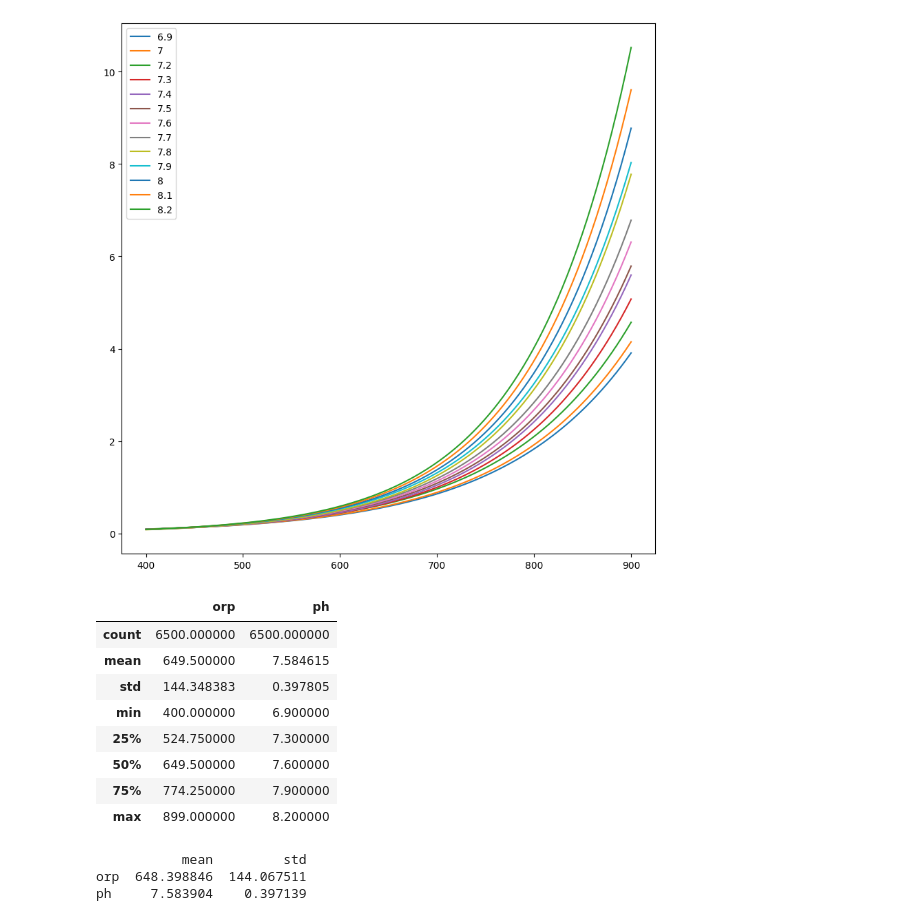
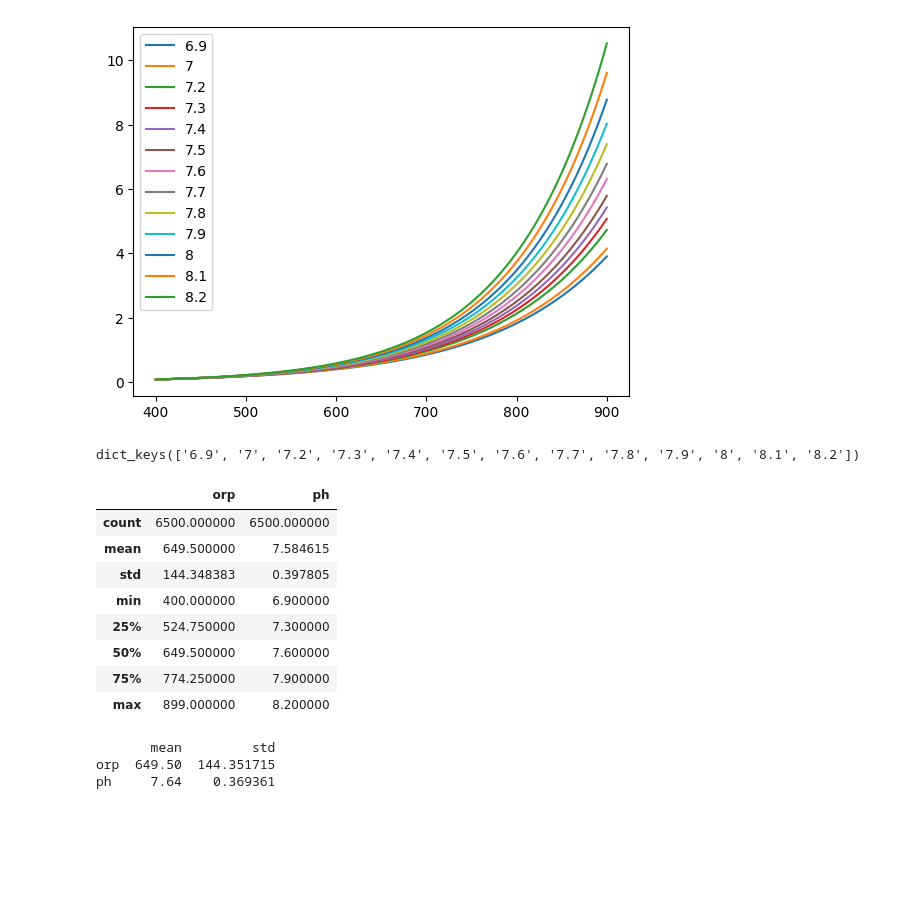
Before and after one commit to mzakharo/tubby, a Jupyter notebook: fc_model.ipynb, the cells around one changed output. Cells and saved outputs as stored; diff of their text form; code cells hidden in the pictures; blank space fills up the shorter version.

Commit message:
fix dataset, new model

```diff
--- a/fc_model.ipynb
+++ b/fc_model.ipynb
@@ -19,10 +20,13 @@ tensorflow 2.15.0
 keras 2.15.0
 # %%
 #Data from https://jenfitch.com/free-chlorine-orpmv-vs-ph-new/
-df = pd.read_csv('https://raw.githubusercontent.com/mzakharo/micropython/tubby/ports/esp32/orp.csv')
+df = pd.read_csv('orp.csv')
+labels = df['ppm CL']
+#labels = [0.2, 0.3, 0.4, 0.5, 0.6, 0.8, 1, 1.2, 1.4, 1.7, 2, 2.2, 2.5]
+#df= df[df['ppm CL'].isin(labels)]
+print(df)
 df_orig = df.copy()
-print(df)
-labels = df_orig.pop('ppm CL')
+df_orig.pop('ppm CL')
 
 vs = []
 for column in df_orig:
@@ -53,8 +57,6 @@ print(dataset_orig)
 # %%
 models = {}
 for ph in df_orig.columns:
-    if ph == 'ppm CL':
-        continue
     xdata =df[str(ph)].to_numpy()
     ydata = df['ppm CL'].to_numpy()
     lmodel = lmfit.models.ExponentialModel()
@@ -62,8 +64,8 @@ for ph in df_orig.columns:
     fit = lmodel.fit(ydata, params, x=xdata)
     models[str(ph)] = fit
     #print(fit.fit_report())
-    plt.figure()
-    fit.plot_fit(title=str(ph))
+    #plt.figure()
+    #fit.plot_fit(title=str(ph))
     #fit.eval(x=p0)
 models.keys()
 # %% [output]
@@ -84,15 +73,15 @@ dict_keys(['6.9', '7', '7.2', '7.3', '7.4', '7.5', '7.6', '7.7', '7.8', '7.9', '
 # %%
 sample_xs = np.linspace( 400, 900, 100 )
 sample_xs.shape
-plt.figure(figsize=(10,10))
 for key, mod in models.items():
     plt.plot(sample_xs, mod.eval(x=sample_xs), label=key)
 plt.legend()
 plt.show()
 # %% [output]
-[figure, old version]
+[figure, new version]
 # %%
 vs = []
+print(models.keys())
 for ph, fit in models.items():
     for orp in range(400, 900):
         fc = fit.eval(x=orp)
@@ -100,6 +89,7 @@ for ph, fit in models.items():
 dataset = pd.DataFrame(vs, columns= ('orp', 'ph', 'fc'))
 dataset.describe()
 # %% [output]
+dict_keys(['6.9', '7', '7.2', '7.3', '7.4', '7.5', '7.6', '7.7', '7.8', '7.9', '8', '8.1', '8.2'])
 |  | orp | ph |
 | count | 6500.000000 | 6500.000000 |
 | mean | 649.500000 | 7.584615 |
@@ -110,8 +100,26 @@ dataset.describe()
 | 75% | 774.250000 | 7.900000 |
 | max | 899.000000 | 8.200000 |
 # %%
-train_dataset = dataset.sample(frac=0.8)#, random_state=0)
-test_dataset = dataset.drop(train_dataset.index) #dataset_orig # dataset.drop(train_dataset.index)
+import random
+lst = list(models.keys())
+train = random.sample(lst, k=round(len(lst) * 0.8))
+test = list(set(lst) - set(train))
+
+train_dataset = pd.DataFrame()
+for v in train:
+    data = dataset[dataset['ph'] == float(v)]
+    train_dataset = pd.concat( (data, train_dataset))
+
+test_dataset = pd.DataFrame()
+for v in test:
+    data = dataset[dataset['ph'] == float(v)]
+    test_dataset = pd.concat( (data, test_dataset))
+
+train_dataset = train_dataset.sample(frac=1.0)
+test_dataset = test_dataset.sample(frac=1.0)
+
+#train_dataset = dataset.sample(frac=0.8)#, random_state=0)
+#test_dataset = dataset.drop(train_dataset.index) #dataset_orig # dataset.drop(train_dataset.index)
 
 train_features = train_dataset.copy()
 train_labels = train_features.pop(TARGET)
@@ -131,9 +139,9 @@ inorm.adapt(np.array(train_features))
 onorm = keras.layers.Normalization(axis=None, invert=True)
 onorm.adapt(np.array(train_labels))
 # %% [output]
-           mean         std
-orp  648.398846  144.067511
-ph     7.583904    0.397139
+       mean         std
+orp  649.50  144.351715
+ph     7.64    0.369361
 # %%
 checkpoint_filepath = 'checkpoint0.keras'
 model_checkpoint_callback = keras.callbacks.ModelCheckpoint(
```
Also changed, not shown: parts of 11 cells of this notebook, 4 other files.
